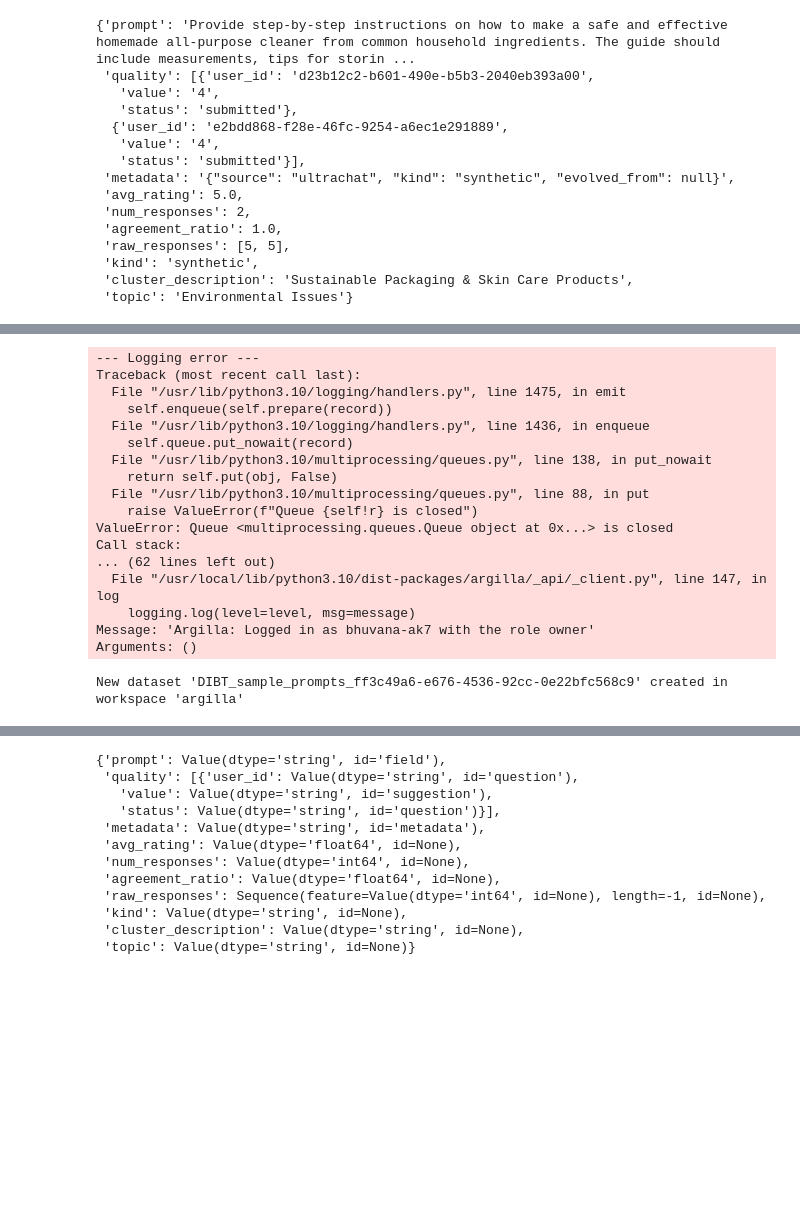
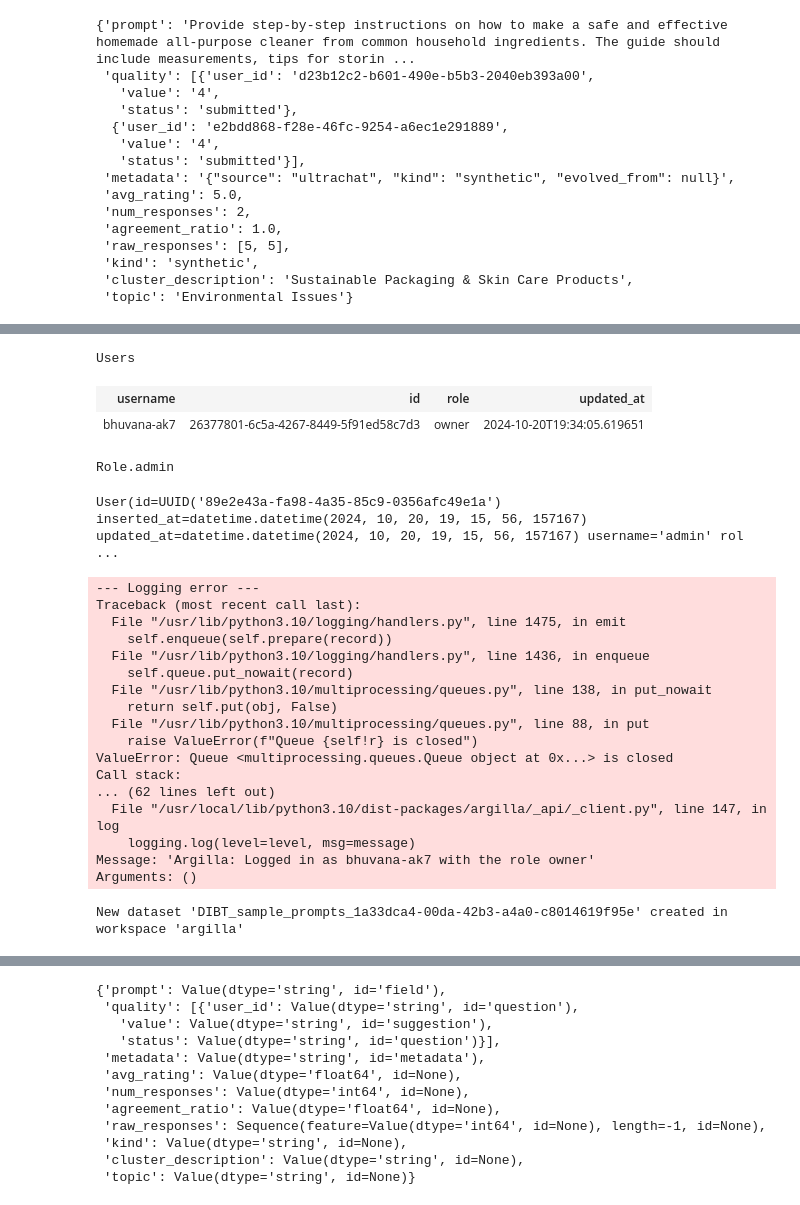
Before and after one commit to bhuvana-ak/uplimit_projects, a Jupyter notebook: finetune_opensource_llms/uplimitopensourcellmsoctoberweekone_1.ipynb, the cells around one changed output, grey strips where cells are left out. Cells and saved outputs as stored; diff of their text form; code cells hidden in the pictures; blank space fills up the shorter version.

```diff
--- a/finetune_opensource_llms/uplimitopensourcellmsoctoberweekone_1.ipynb
+++ b/finetune_opensource_llms/uplimitopensourcellmsoctoberweekone_1.ipynb
@@ -35,3 +44,7 @@ dataset['train'][0]
  'kind': 'synthetic',
  'cluster_description': 'Sustainable Packaging & Skin Care Products',
  'topic': 'Environmental Issues'}
+# %%
+import argilla as rg
+
+client = rg.Argilla(api_url=userdata.get('argilla_api_url'), api_key=userdata.get('argilla_api_key'))
@@ -37,0 +85,14 @@ dataset['train'][0]
+# %%
+client.users
+# %% [output]
+Users
+| username | id | role | updated_at |
+| bhuvana-ak7 | 26377801-6c5a-4267-8449-5f91ed58c7d3 | owner | 2024-10-20T19:34:05.619651 |
+# %%
+workspace = client.workspaces('argilla')
+
+for user in workspace.users:
+    user.role = 'admin'
+    print(user.role)
+# %% [output]
+Role.admin
@@ -38,3 +104,7 @@ dataset['train'][0]
+# %%
+user
+# %% [output]
+User(id=UUID('89e2e43a-fa98-4a35-85c9-0356afc49e1a') inserted_at=datetime.datetime(2024, 10, 20, 19, 15, 56, 157167) updated_at=datetime.datetime(2024, 10, 20, 19, 15, 56, 157167) username='admin' rol ...
 # %%
 import argilla as rg
 
@@ -60,9 +130,9 @@ dataset = rg.Dataset(
 
 # Configure the dataset settings
 dataset.settings.fields = [
-    rg.TextField(name="id"),
+    rg.TextField(name="id", required=False),
     rg.TextField(name="instruction"),
-    rg.TextField(name="generation"),
+    rg.TextField(name="generation",required=False),
 ]
 
 dataset.settings.questions = [
@@ -95,7 +165,7 @@ Call stack:
     logging.log(level=level, msg=message)
 Message: 'Argilla: Logged in as bhuvana-ak7 with the role owner'
 Arguments: ()
-New dataset 'DIBT_sample_prompts_ff3c49a6-e676-4536-92cc-0e22bfc568c9' created in workspace 'argilla'
+New dataset 'DIBT_sample_prompts_1a33dca4-00da-42b3-a4a0-c8014619f95e' created in workspace 'argilla'
 # %%
 from huggingface_hub import snapshot_download
 from transformers import AutoTokenizer, AutoModelForCausalLM
```
Also changed, not shown: parts of 19 cells of this notebook.
